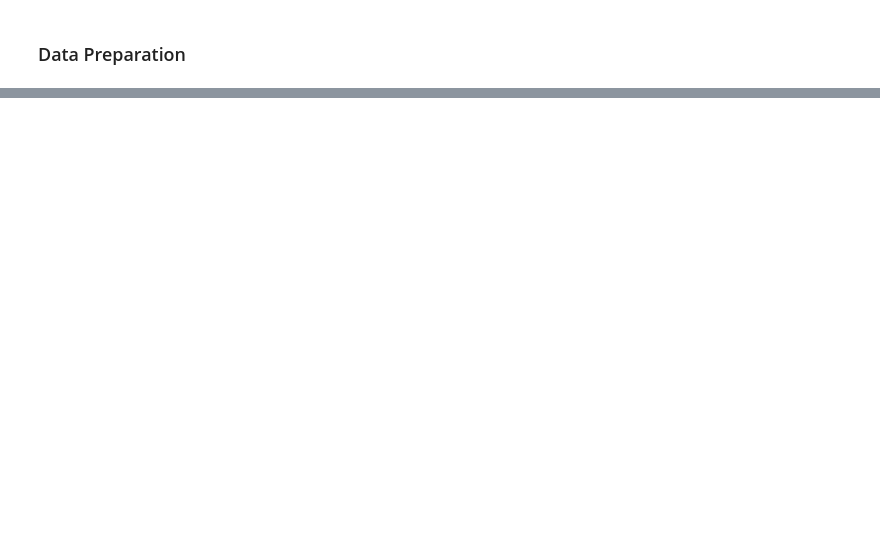
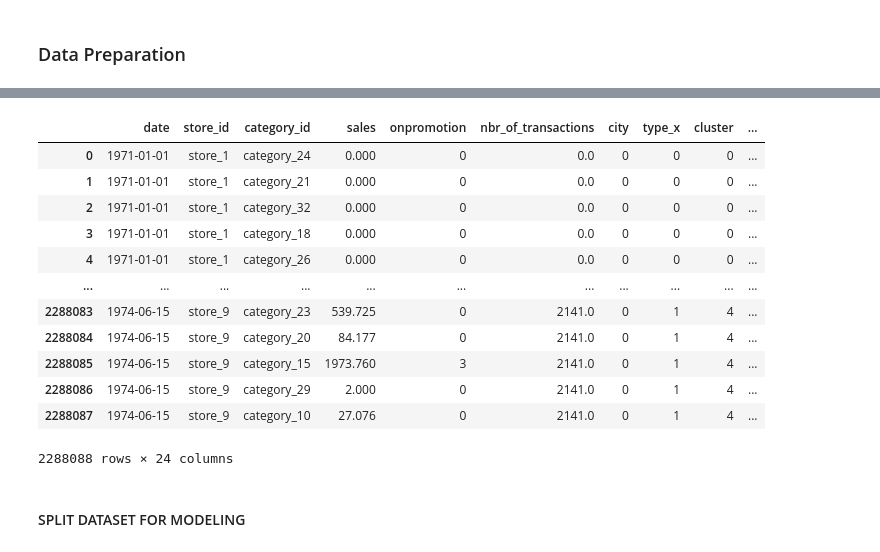
Before and after one commit to Israel-Anaba/Time_Series_Grocery_Forecast, a Jupyter notebook: dev_folder/Xgb.ipynb, the cells around one changed output, grey strips where cells are left out. Saved outputs shown, nothing was run; the diff lists cells and outputs as text; code cells hidden in the pictures; blank space fills up the shorter version.

Commit message:
Split Data

```diff
--- a/dev_folder/Xgb.ipynb
+++ b/dev_folder/Xgb.ipynb
@@ -560,0 +696,16 @@ plt.show()
+# %%
+train_merged
+# %% [output]
+|  | date | store_id | category_id | sales | onpromotion | nbr_of_transactions | city | type_x | cluster | ... |
+| 0 | 1971-01-01 | store_1 | category_24 | 0.000 | 0 | 0.0 | 0 | 0 | 0 | ... |
+| 1 | 1971-01-01 | store_1 | category_21 | 0.000 | 0 | 0.0 | 0 | 0 | 0 | ... |
+| 2 | 1971-01-01 | store_1 | category_32 | 0.000 | 0 | 0.0 | 0 | 0 | 0 | ... |
+| 3 | 1971-01-01 | store_1 | category_18 | 0.000 | 0 | 0.0 | 0 | 0 | 0 | ... |
+| 4 | 1971-01-01 | store_1 | category_26 | 0.000 | 0 | 0.0 | 0 | 0 | 0 | ... |
+| ... | ... | ... | ... | ... | ... | ... | ... | ... | ... | ... |
+| 2288083 | 1974-06-15 | store_9 | category_23 | 539.725 | 0 | 2141.0 | 0 | 1 | 4 | ... |
+| 2288084 | 1974-06-15 | store_9 | category_20 | 84.177 | 0 | 2141.0 | 0 | 1 | 4 | ... |
+| 2288085 | 1974-06-15 | store_9 | category_15 | 1973.760 | 3 | 2141.0 | 0 | 1 | 4 | ... |
+| 2288086 | 1974-06-15 | store_9 | category_29 | 2.000 | 0 | 2141.0 | 0 | 1 | 4 | ... |
+| 2288087 | 1974-06-15 | store_9 | category_10 | 27.076 | 0 | 2141.0 | 0 | 1 | 4 | ... |
+2288088 rows × 24 columns
@@ -560,0 +733,2 @@ plt.show()
+# %% [markdown]
+#### SPLIT DATASET FOR MODELING
```
Also changed, not shown: parts of 15 cells of this notebook.
